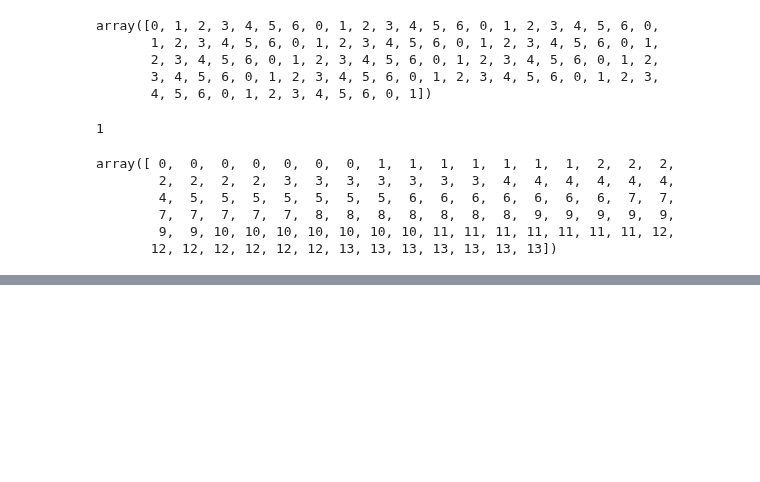
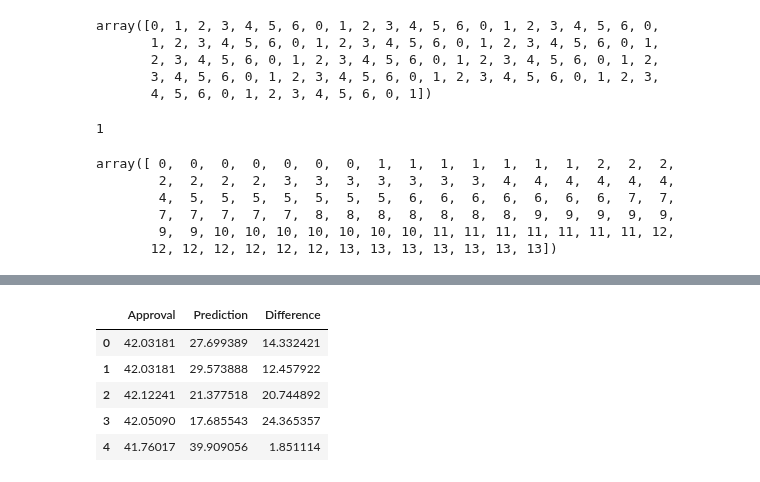
Before and after one commit to sequential-parameter-optimization/spotRiver, a Jupyter notebook: notebooks/00_tests.ipynb, the cells around one changed output, grey strips where cells are left out. Saved outputs shown, nothing was run; the diff lists cells and outputs as text; code cells hidden in the pictures; blank space fills up the shorter version.

```diff
--- a/notebooks/00_tests.ipynb
+++ b/notebooks/00_tests.ipynb
@@ -272,0 +305,9 @@ array([ 0,  0,  0,  0,  0,  0,  0,  1,  1,  1,  1,  1,  1,  1,  2,  2,  2,
+# %%
+df_preds.head()
+# %% [output]
+|  | Approval | Prediction | Difference |
+| 0 | 42.03181 | 27.699389 | 14.332421 |
+| 1 | 42.03181 | 29.573888 | 12.457922 |
+| 2 | 42.12241 | 21.377518 | 20.744892 |
+| 3 | 42.05090 | 17.685543 | 24.365357 |
+| 4 | 41.76017 | 39.909056 | 1.851114 |
```
Also changed, not shown: parts of 2 cells of this notebook, 3 other files.
